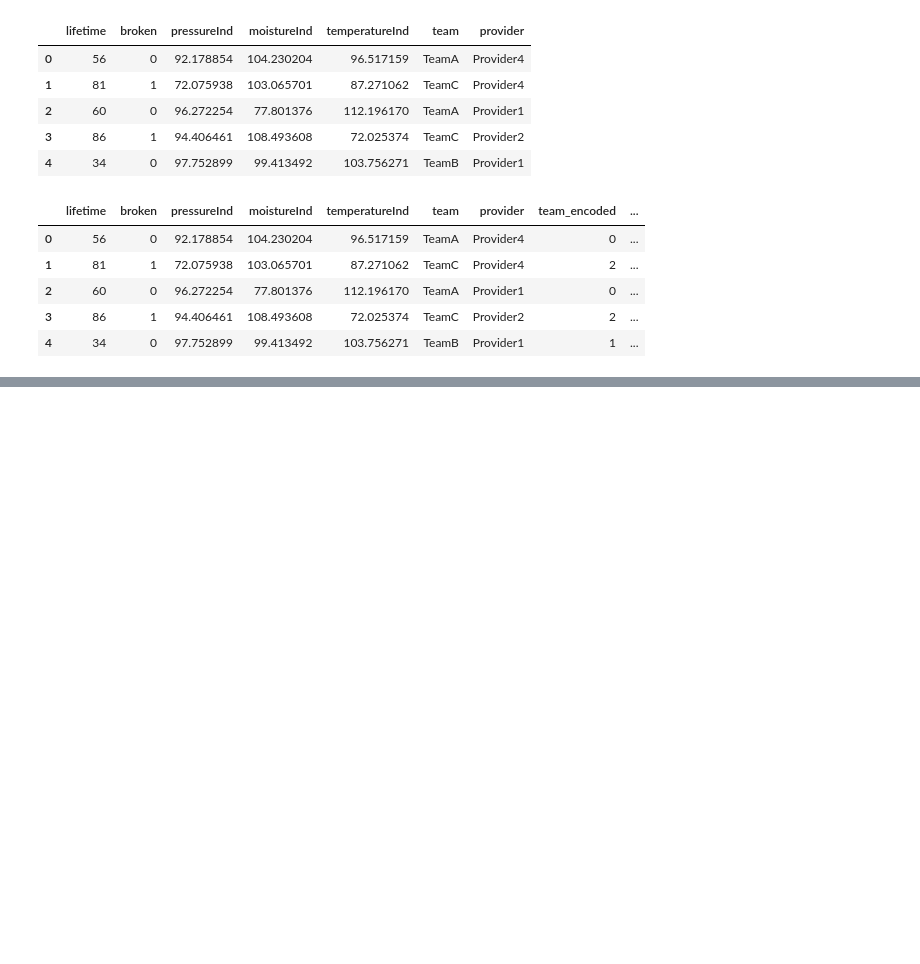
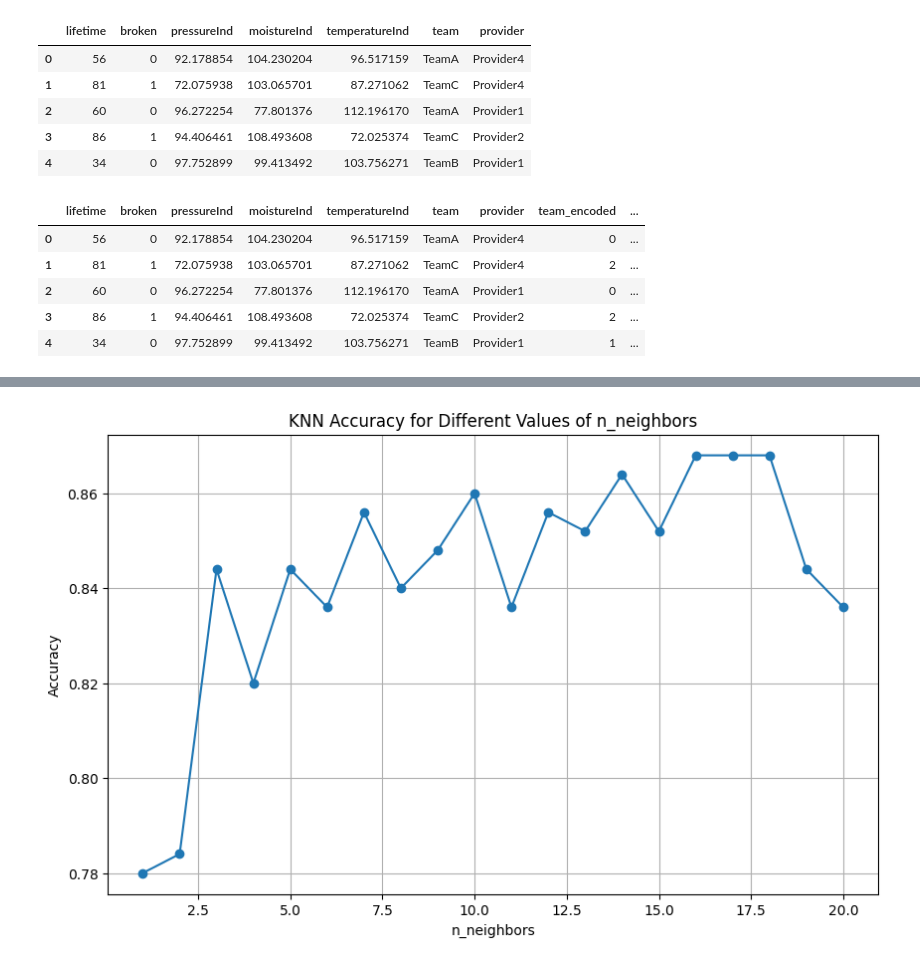
Before and after one commit to sudo-deep/predictive_maintenance, a Jupyter notebook: notebooks/training.ipynb, the cells around one changed output, grey strips where cells are left out. Drawn from its saved outputs; the diff is of its cells as text; code cells hidden in the pictures; blank space fills up the shorter version.

```diff
--- a/notebooks/training.ipynb
+++ b/notebooks/training.ipynb
@@ -38,4 +43,10 @@ X_train, X_test, y_train, y_test = train_test_split(features, target, test_size=
 # Decision Tree Model
 model_dtree = DecisionTreeClassifier(max_depth=10)
 model_dtree.fit(X_train, y_train)
+
+model_svm = LinearSVC(C=1.0)
+model_svm.fit(X_train, y_train)
+
+model_knn = KNeighborsClassifier(n_neighbors=16)
+model_knn.fit(X_train, y_train)
 # %% [output]
@@ -59,0 +91,30 @@ F1 Score: 0.9519
+# %%
+# Define a range of n_neighbors values
+n_neighbors_values = np.arange(1, 21)
+accuracy_scores = []
+
+# Iterate over different values of n_neighbors
+for n_neighbors in n_neighbors_values:
+    # Create KNN classifier
+    knn_classifier = KNeighborsClassifier(n_neighbors=n_neighbors)
+
+    # Train the classifier
+    knn_classifier.fit(X_train, y_train)
+
+    # Make predictions on the test set
+    y_pred = knn_classifier.predict(X_test)
+
+    # Measure accuracy and store it
+    accuracy = accuracy_score(y_test, y_pred)
+    accuracy_scores.append(accuracy)
+
+# Plot the results
+plt.figure(figsize=(10, 6))
+plt.plot(n_neighbors_values, accuracy_scores, marker='o')
+plt.title('KNN Accuracy for Different Values of n_neighbors')
+plt.xlabel('n_neighbors')
+plt.ylabel('Accuracy')
+plt.grid(True)
+plt.show()
+# %% [output]
+[figure, added]
```
Also changed, not shown: parts of 3 cells of this notebook.
